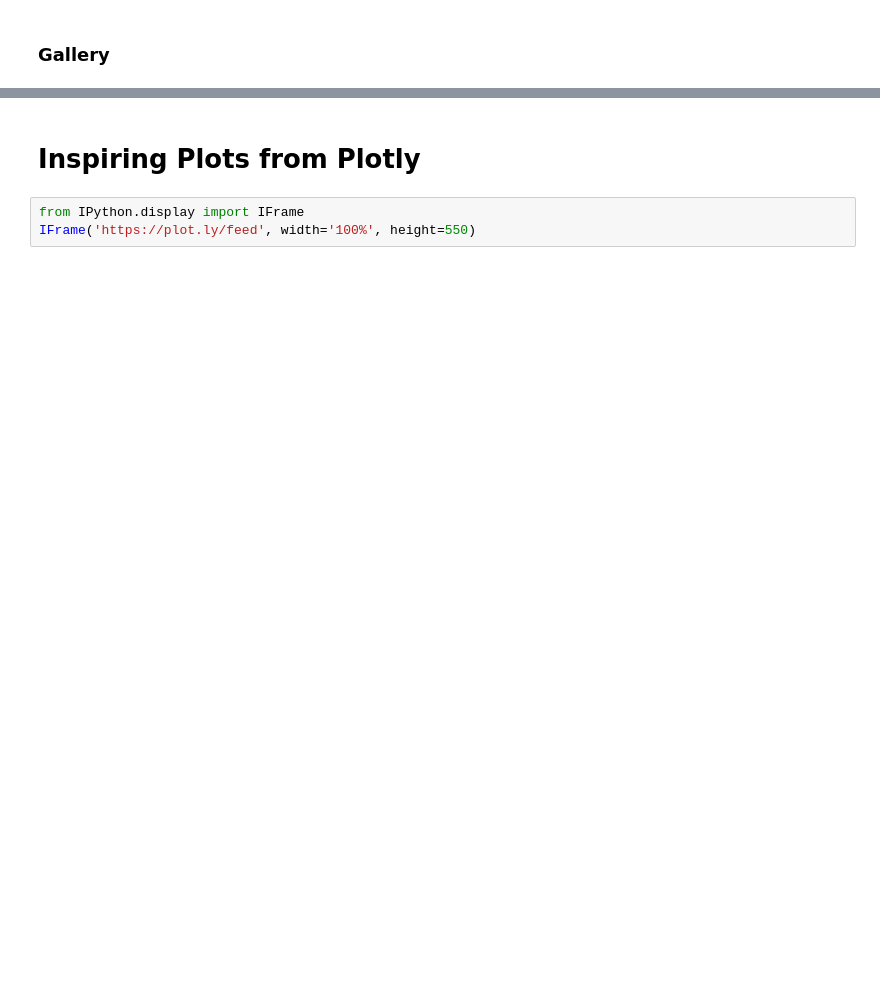
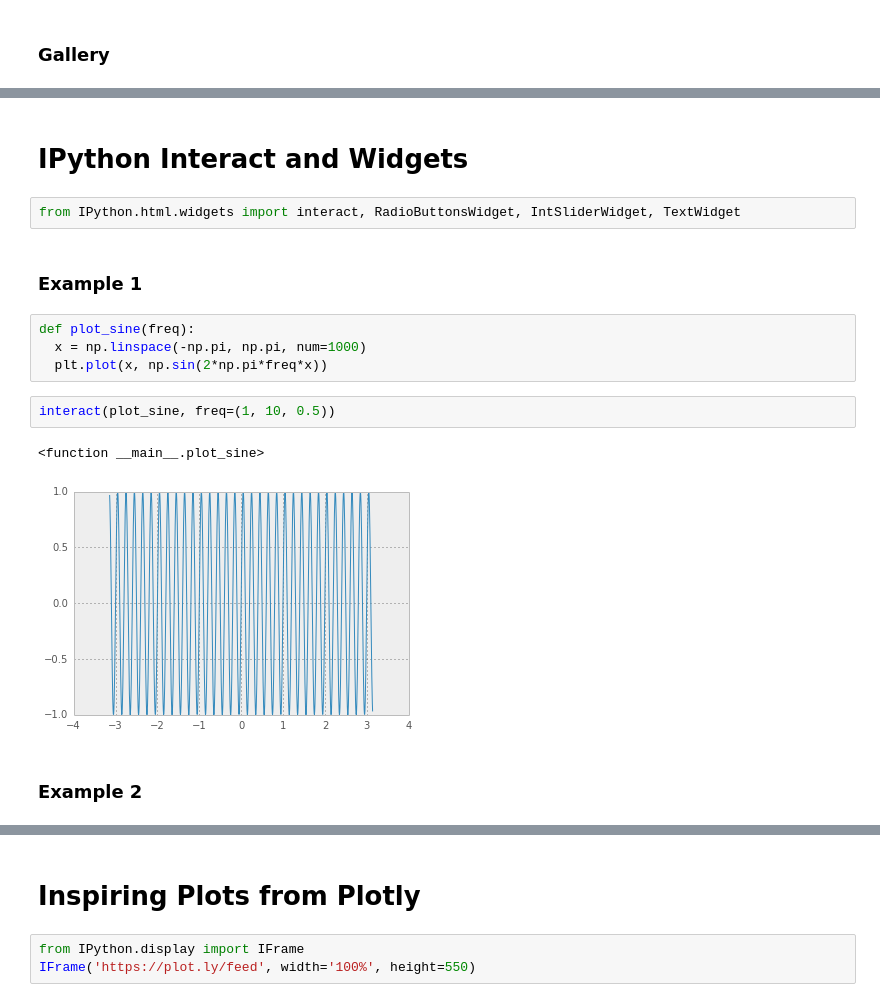
Before and after one commit to aboSamoor/data_science_course, a Jupyter notebook: ScientificPython.ipynb, the cells around one changed output, grey strips where cells are left out. Cells and saved outputs as stored; diff of their text form; blank space fills up the shorter version.

```diff
--- a/ScientificPython.ipynb
+++ b/ScientificPython.ipynb
@@ -694,3 +730,20 @@ from IPython.display import IFrame
 IFrame('http://bokeh.pydata.org/docs/gallery.html', width='100%', height=550)
 # %% [output]
 [interactive output not drawn]
+# %% [markdown]
+# IPython Interact and Widgets
+# %%
+from IPython.html.widgets import interact, RadioButtonsWidget, IntSliderWidget, TextWidget
+# %% [markdown]
+### Example 1
+# %%
+def plot_sine(freq):
+  x = np.linspace(-np.pi, np.pi, num=1000)
+  plt.plot(x, np.sin(2*np.pi*freq*x))
+# %%
+interact(plot_sine, freq=(1, 10, 0.5))
+# %% [output]
+<function __main__.plot_sine>
+[figure, added]
+# %% [markdown]
+### Example 2
```
Also changed, not shown: parts of 14 cells of this notebook.
